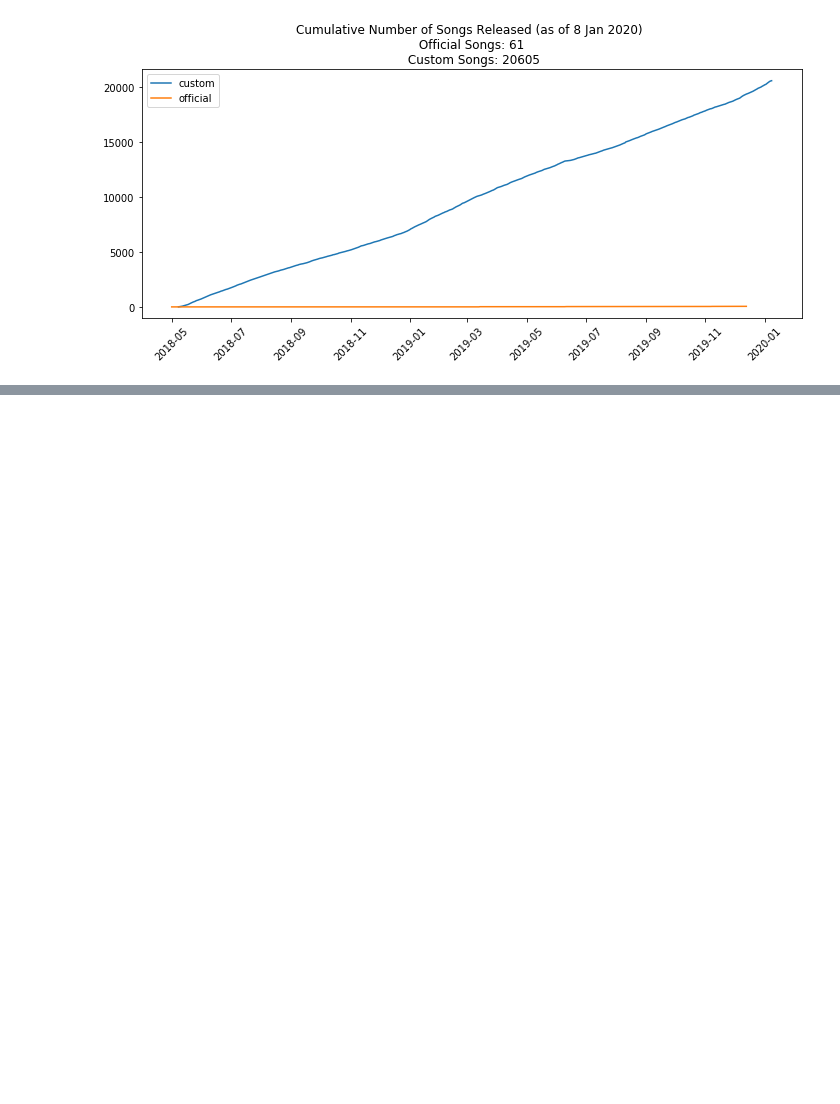
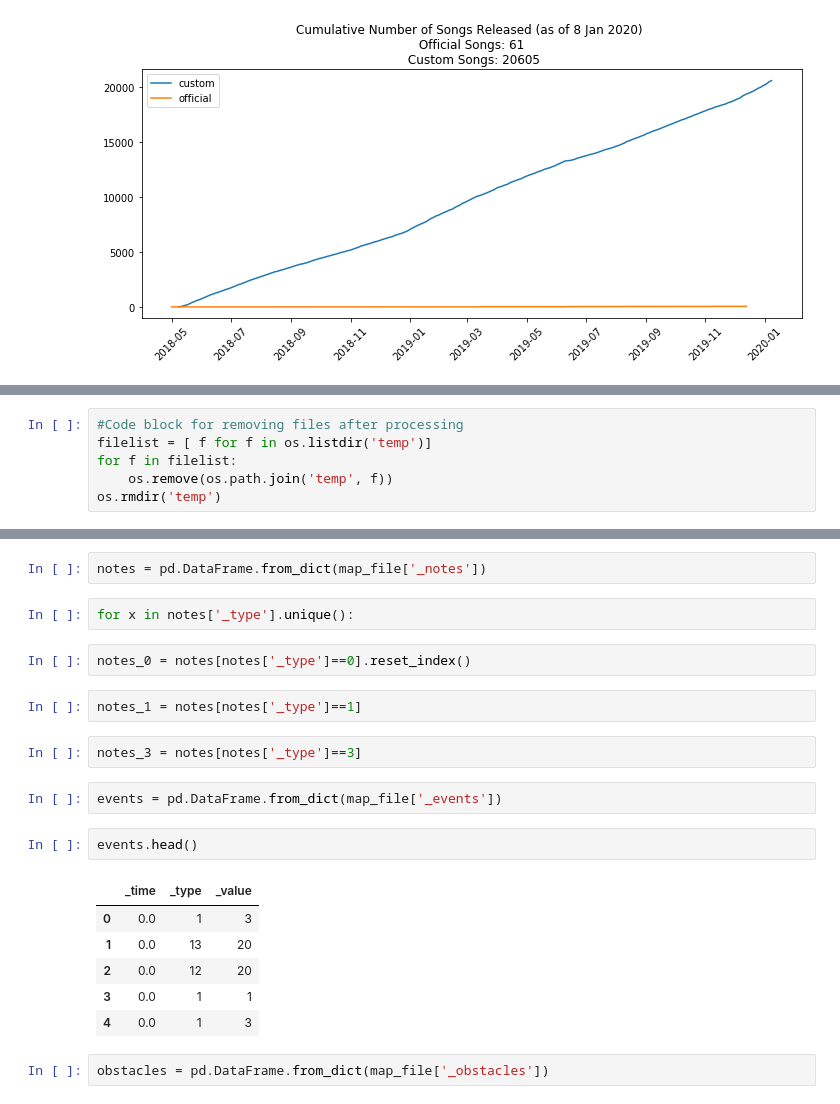
Before and after one commit to wvsharber/BeatMapSynthesizer, a Jupyter notebook: data_gathering_processing.ipynb, the cells around one changed output, grey strips where cells are left out. Drawn from its saved outputs; the diff is of its cells as text; blank space fills up the shorter version.

```diff
--- a/data_gathering_processing.ipynb
+++ b/data_gathering_processing.ipynb
@@ -282,0 +375,6 @@ plt.savefig('Figure1_CumulativeSongsReleased.png', dpi = 200);
+# %%
+#Code block for removing files after processing
+filelist = [ f for f in os.listdir('temp')]
+for f in filelist:
+    os.remove(os.path.join('temp', f))
+os.rmdir('temp')
@@ -282,0 +469,23 @@ plt.savefig('Figure1_CumulativeSongsReleased.png', dpi = 200);
+# %%
+notes = pd.DataFrame.from_dict(map_file['_notes'])
+# %%
+for x in notes['_type'].unique():
+# %%
+notes_0 = notes[notes['_type']==0].reset_index()
+# %%
+notes_1 = notes[notes['_type']==1]
+# %%
+notes_3 = notes[notes['_type']==3]
+# %%
+events = pd.DataFrame.from_dict(map_file['_events'])
+# %%
+events.head()
+# %% [output]
+|  | _time | _type | _value |
+| 0 | 0.0 | 1 | 3 |
+| 1 | 0.0 | 13 | 20 |
+| 2 | 0.0 | 12 | 20 |
+| 3 | 0.0 | 1 | 1 |
+| 4 | 0.0 | 1 | 3 |
+# %%
+obstacles = pd.DataFrame.from_dict(map_file['_obstacles'])
```
Also changed, not shown: parts of 17 cells of this notebook, 1 other file.
